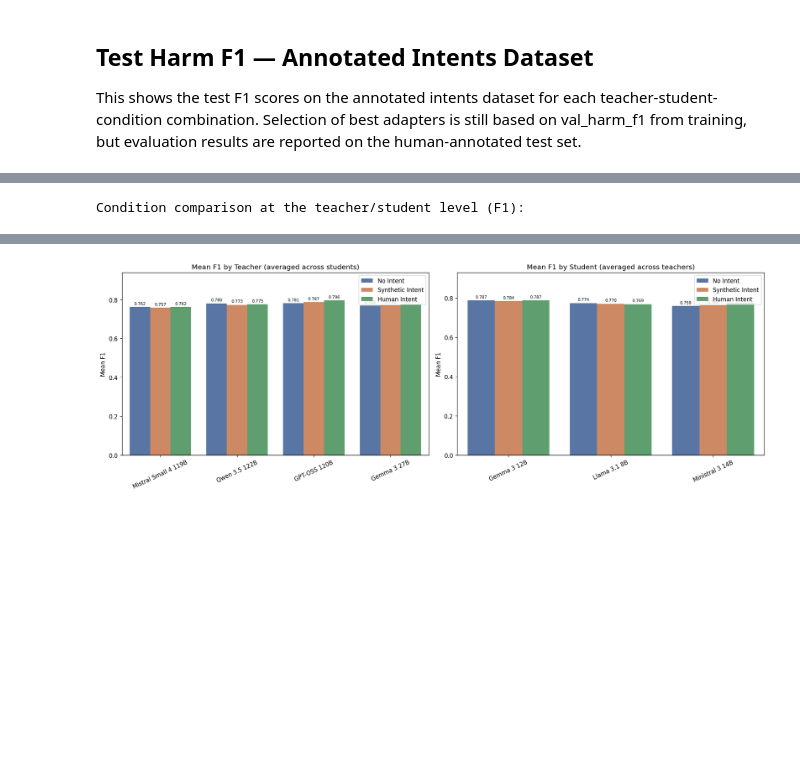
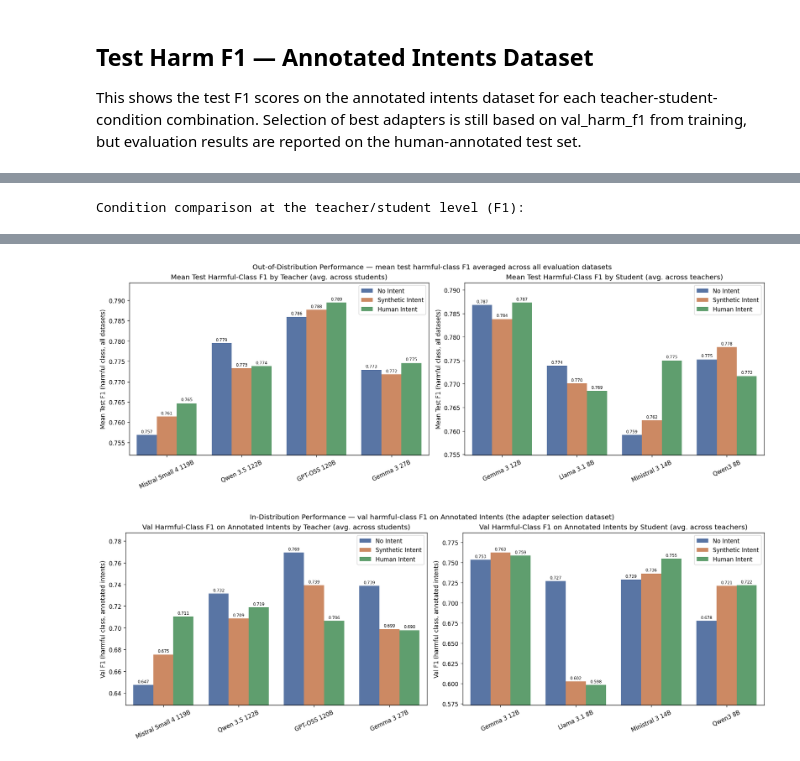
Before and after one commit to Jazhyc/aims-safety-classification, a Jupyter notebook: notebooks/distillation/distillation_results.ipynb, the cells around one changed output, grey strips where cells are left out. Drawn from its saved outputs; the diff is of its cells as text; code cells hidden in the pictures; blank space fills up the shorter version.

```diff
--- a/notebooks/distillation/distillation_results.ipynb
+++ b/notebooks/distillation/distillation_results.ipynb
@@ -47,7 +47,7 @@ STUDENTS = {
     "gemma-3-12b": "Gemma 3 12B",
     "llama-3.1-8b": "Llama 3.1 8B",
     "ministral-3-14b-reasoning": "Ministral 3 14B",
-    # "qwen3-8b": "Qwen3 8B",
+    "qwen3-8b": "Qwen3 8B",
 }
 
 CONDITIONS = {
@@ -890,7 +895,7 @@ CONDITION_LABEL_ORDER = ["No Intent", "Synthetic Intent", "Human Intent"]
 CONDITION_PALETTE = dict(zip(CONDITION_LABEL_ORDER, sns.color_palette("deep", 3)))
 
 
-def _to_long(df, group_col, group_slug_col, order_list):
+def _to_long(df, group_col, group_slug_col, order_list, value_col="mean_f1"):
     long = (
         df.groupby([group_slug_col, group_col], as_index=False)
         .agg(
@@ -902,7 +907,7 @@ def _to_long(df, group_col, group_slug_col, order_list):
             id_vars=[group_slug_col, group_col],
             value_vars=["no_intent", "synthetic_intent", "human_intent"],
             var_name="condition_slug",
-            value_name="mean_f1",
+            value_name=value_col,
         )
     )
     long["condition"] = long["condition_slug"].map(CONDITION_LABEL_MAP)
@@ -911,10 +916,17 @@ def _to_long(df, group_col, group_slug_col, order_list):
     return long.sort_values(["_group_rank", "_cond_rank"]).drop(columns=["_group_rank", "_cond_rank"])
 
 
+def _ylim(df, col):
+    lo = df[col].min()
+    hi = df[col].max()
+    padding = (hi - lo) * 0.15 if hi > lo else 0.05
+    return max(0.0, lo - padding), min(1.0, hi + padding)
+
+
 teacher_long = _to_long(condition_f1, "teacher", "teacher_slug", TEACHER_ORDER)
 student_long = _to_long(condition_f1, "student", "student_slug", STUDENT_ORDER)
 
-# ── Grouped bar charts ────────────────────────────────────────────────────────
+# ── Out-of-distribution: mean test harmful-class F1 across all evaluation datasets ─
 fig, axes = plt.subplots(1, 2, figsize=(16, 5.5), constrained_layout=True)
 
 for ax, df, label_col, order_slugs, slug_to_name, other_dim in [
@@ -933,11 +945,11 @@ for ax, df, label_col, order_slugs, slug_to_name, other_dim in [
         ax=ax,
         errorbar=None,
     )
-    ax.set_title(f"Mean F1 by {label_col.title()} (averaged across {other_dim})")
-    ax.set_ylabel("Mean F1")
+    ax.set_title(f"Mean Test Harmful-Class F1 by {label_col.title()} (avg. across {other_dim})")
+    ax.set_ylabel("Mean Test F1 (harmful class, all datasets)")
     ax.set_xlabel("")
     ax.tick_params(axis="x", rotation=25)
-    ax.set_ylim(0, min(1.0, df["mean_f1"].max() * 1.18))
+    ax.set_ylim(*_ylim(df, "mean_f1"))
     for container in ax.containers:
         ax.bar_label(
             container,
@@ -947,9 +959,59 @@ for ax, df, label_col, order_slugs, slug_to_name, other_dim in [
         )
     ax.legend(title=None, loc="upper right")
 
+fig.suptitle("Out-of-Distribution Performance — mean test harmful-class F1 averaged across all evaluation datasets", fontsize=12)
 plt.show()
 
-print("Summary of the intent effect:")
+# ── In-distribution: val harmful-class F1 on annotated intents (adapter selection set) ─
+condition_val_f1 = (
+    combo_df.pivot_table(
+        index=["teacher_slug", "teacher", "student_slug", "student"],
+        columns="condition_slug",
+        values="val_harm_f1",
+        aggfunc="mean",
+    )
+    .reset_index()
+)
+
+teacher_val_long = _to_long(condition_val_f1, "teacher", "teacher_slug", TEACHER_ORDER, value_col="val_harm_f1")
+student_val_long = _to_long(condition_val_f1, "student", "student_slug", STUDENT_ORDER, value_col="val_harm_f1")
+
+fig, axes = plt.subplots(1, 2, figsize=(16, 5.5), constrained_layout=True)
+
+for ax, df, label_col, order_slugs, slug_to_name, other_dim in [
+    (axes[0], teacher_val_long, "teacher", TEACHER_ORDER, TEACHERS, "students"),
+    (axes[1], student_val_long, "student", STUDENT_ORDER, STUDENTS, "teachers"),
+]:
+    x_order = [slug_to_name[s] for s in order_slugs if slug_to_name.get(s) in df[label_col].values]
+    sns.barplot(
+        data=df,
+        x=label_col,
+        y="val_harm_f1",
+        hue="condition",
+        hue_order=CONDITION_LABEL_ORDER,
+        order=x_order,
+        palette=CONDITION_PALETTE,
+        ax=ax,
+        errorbar=None,
+    )
+    ax.set_title(f"Val Harmful-Class F1 on Annotated Intents by {label_col.title()} (avg. across {other_dim})")
+    ax.set_ylabel("Val F1 (harmful class, annotated intents)")
+    ax.set_xlabel("")
+    ax.tick_params(axis="x", rotation=25)
+    ax.set_ylim(*_ylim(df, "val_harm_f1"))
+    for container in ax.containers:
+        ax.bar_label(
+            container,
+            labels=[f"{bar.get_height():.3f}" for bar in container],
+            padding=2,
+            fontsize=7,
+        )
+    ax.legend(title=None, loc="upper right")
+
+fig.suptitle("In-Distribution Performance — val harmful-class F1 on Annotated Intents (the adapter selection dataset)", fontsize=12)
+plt.show()
+
+print("Summary of the intent effect (test F1, all datasets):")
 print(f"  synthetic vs no intent — mean delta: {condition_f1['synthetic_vs_no_intent'].mean():+.4f}")
 print(f"  human vs no intent     — mean delta: {condition_f1['human_vs_no_intent'].mean():+.4f}")
 print(f"  human vs synthetic     — mean delta: {condition_f1['human_vs_synthetic_intent'].mean():+.4f}")
@@ -972 +1038,2 @@ Condition comparison at the teacher/student level (F1):
-[figure, old version]
+[figure, new version]
+[figure, added]
```
Also changed, not shown: parts of 9 cells of this notebook, 3 other files.
